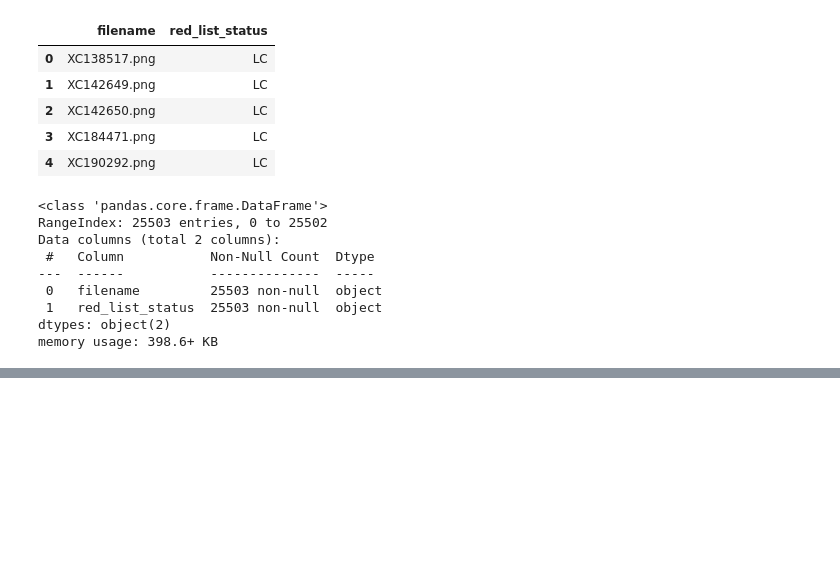
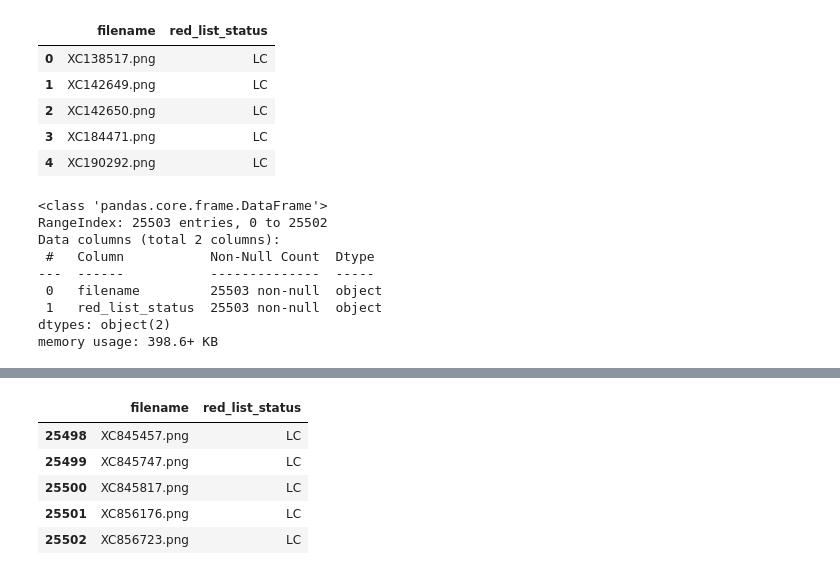
Before and after one commit to Kenny101-dot/Ornistone-Project, a Jupyter notebook: Spectogram/Modeling Dataset.ipynb, the cells around one changed output, grey strips where cells are left out. Drawn from its saved outputs; the diff is of its cells as text; code cells hidden in the pictures; blank space fills up the shorter version.

```diff
--- a/Spectogram/Modeling Dataset.ipynb
+++ b/Spectogram/Modeling Dataset.ipynb
@@ -225,0 +266,10 @@ memory usage: 398.6+ KB
+# %%
+df['filename'] = df['filename'].str.split('/').str[-1]
+df.tail()
+# %% [output]
+|  | filename | red_list_status |
+| 25498 | XC845457.png | LC |
+| 25499 | XC845747.png | LC |
+| 25500 | XC845817.png | LC |
+| 25501 | XC856176.png | LC |
+| 25502 | XC856723.png | LC |
```
Also changed, not shown: parts of 16 cells of this notebook.
